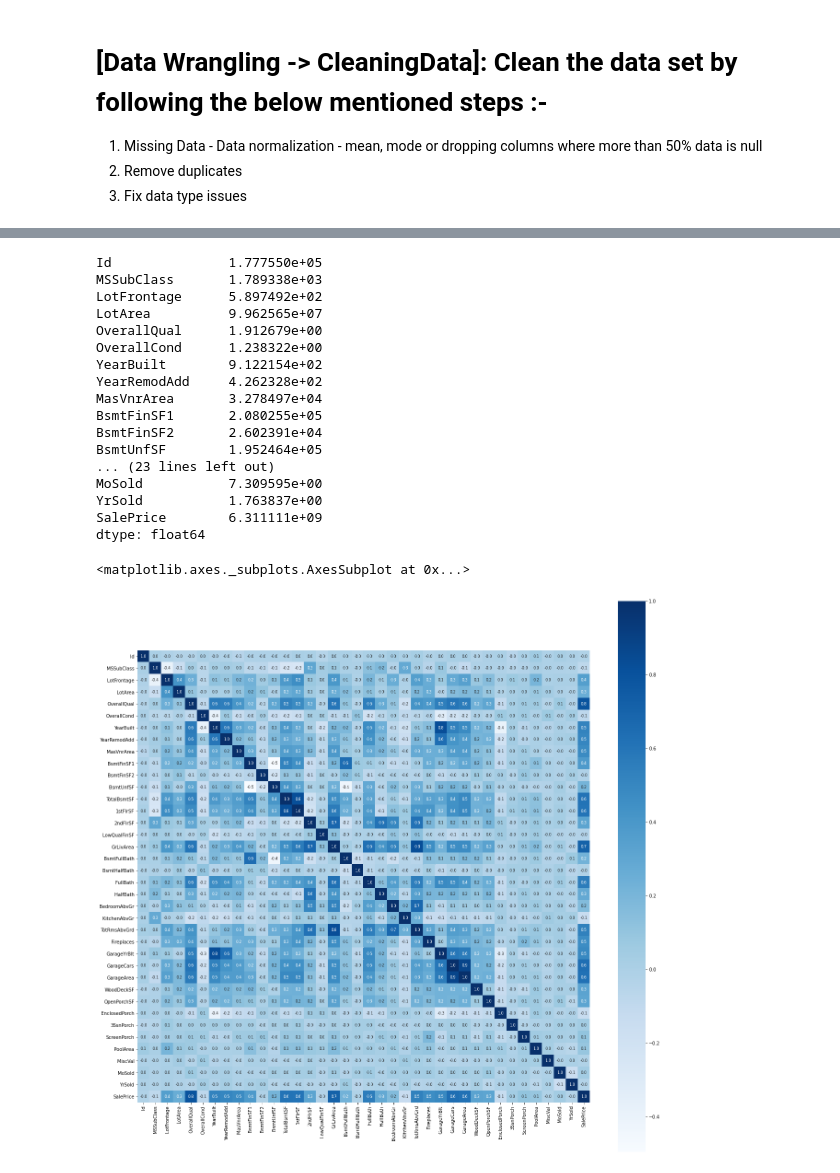
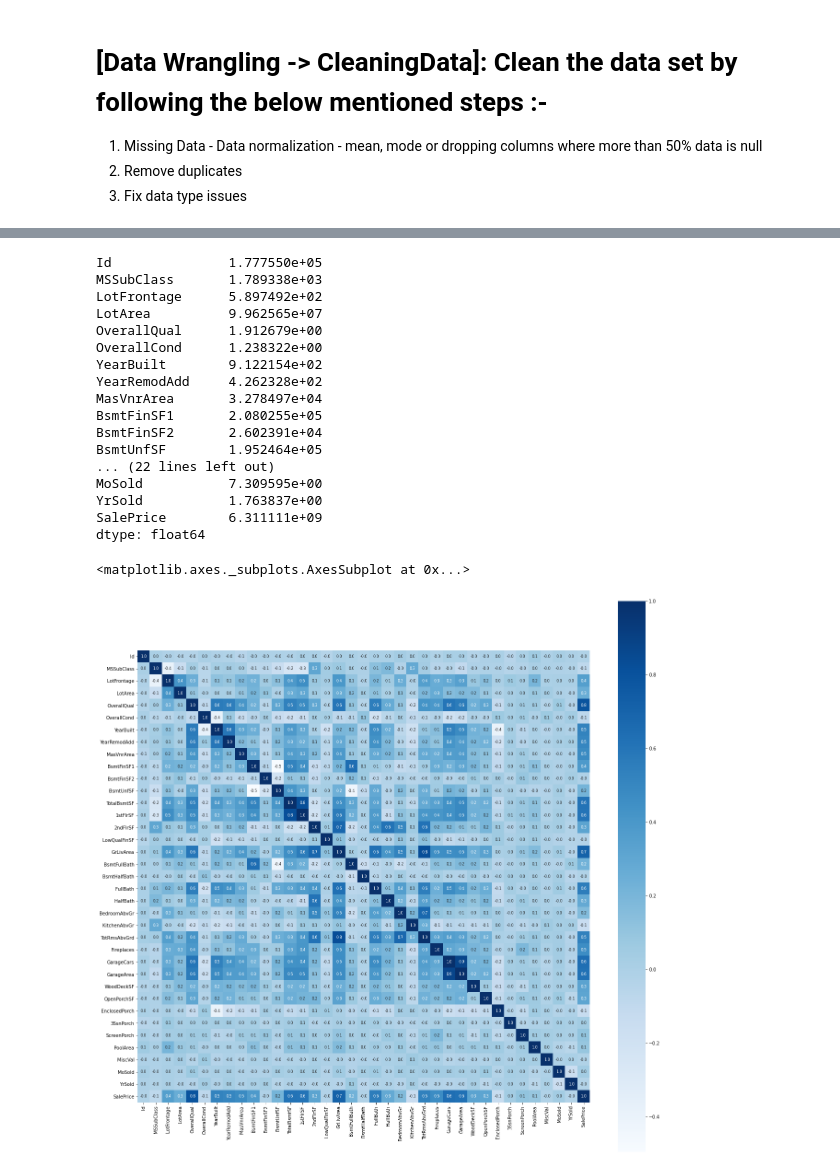
Before and after one commit to varunnthakuur/dataprocessing, a Jupyter notebook: Project_House_Prices_Advanced_Regression_Techniques.ipynb, the cells around one changed output, grey strips where cells are left out. Drawn from its saved outputs; the diff is of its cells as text; code cells hidden in the pictures.

```diff
--- a/Project_House_Prices_Advanced_Regression_Techniques.ipynb
+++ b/Project_House_Prices_Advanced_Regression_Techniques.ipynb
@@ -188,13 +188,13 @@ df_test.drop(['Alley','PoolQC', 'Fence', 'MiscFeature','GarageYrBlt','MSZoning']
 # 1) For columns with continuous values, fill missing values with mean()
 # 2) For columns with categorial values, fill missing values with mode()[0]
 
-df['BsmtQual'] = df['BsmtQual'].fillna(df['BsmtQual'].mode()[0])
-df['BsmtCond'] = df['BsmtCond'].fillna(df['BsmtCond'].mode()[0])
-df['FireplaceQu'] = df['FireplaceQu'].fillna(df['FireplaceQu'].mode()[0])
-df['GarageType'] = df['GarageType'].fillna(df['GarageType'].mode()[0])
-df['GarageFinish'] = df['GarageFinish'].fillna(df['GarageFinish'].mode()[0])
-df['GarageQual'] = df['GarageQual'].fillna(df['GarageQual'].mode()[0])
-df['GarageCond'] = df['GarageCond'].fillna(df['GarageCond'].mode()[0])
+df_train['BsmtQual'] = df_train['BsmtQual'].fillna(df_train['BsmtQual'].mode()[0])
+df_train['BsmtCond'] = df_train['BsmtCond'].fillna(df_train['BsmtCond'].mode()[0])
+df_train['FireplaceQu'] = df_train['FireplaceQu'].fillna(df_train['FireplaceQu'].mode()[0])
+df_train['GarageType'] = df_train['GarageType'].fillna(df_train['GarageType'].mode()[0])
+df_train['GarageFinish'] = df_train['GarageFinish'].fillna(df_train['GarageFinish'].mode()[0])
+df_train['GarageQual'] = df_train['GarageQual'].fillna(df_train['GarageQual'].mode()[0])
+df_train['GarageCond'] = df_train['GarageCond'].fillna(df_train['GarageCond'].mode()[0])
 # %%
 # Use heatmap to see null values
 plt.figure(figsize=(20,20))
@@ -219,7 +238,7 @@ MasVnrArea       3.278497e+04
 BsmtFinSF1       2.080255e+05
 BsmtFinSF2       2.602391e+04
 BsmtUnfSF        1.952464e+05
-... (23 lines left out)
+... (22 lines left out)
 MoSold           7.309595e+00
 YrSold           1.763837e+00
 SalePrice        6.311111e+09
@@ -229,6 +246,6 @@ corr = df_train.corr()
 # %%
 plt.figure(figsize=(22,22))
-sns.heatmap(corr, cbar=True, square=True,fmt='.1f',annot=True, annot_kws={'size':8},cmap='Blues')
+sns.heatmap(df_train.corr(), cbar=True, square=True,fmt='.1f',annot=True, annot_kws={'size':8},cmap='Blues')
 # %% [output]
 <matplotlib.axes._subplots.AxesSubplot at 0x...>
-[figure, old version]
+[figure, new version]
```
Also changed, not shown: parts of 6 cells of this notebook.
